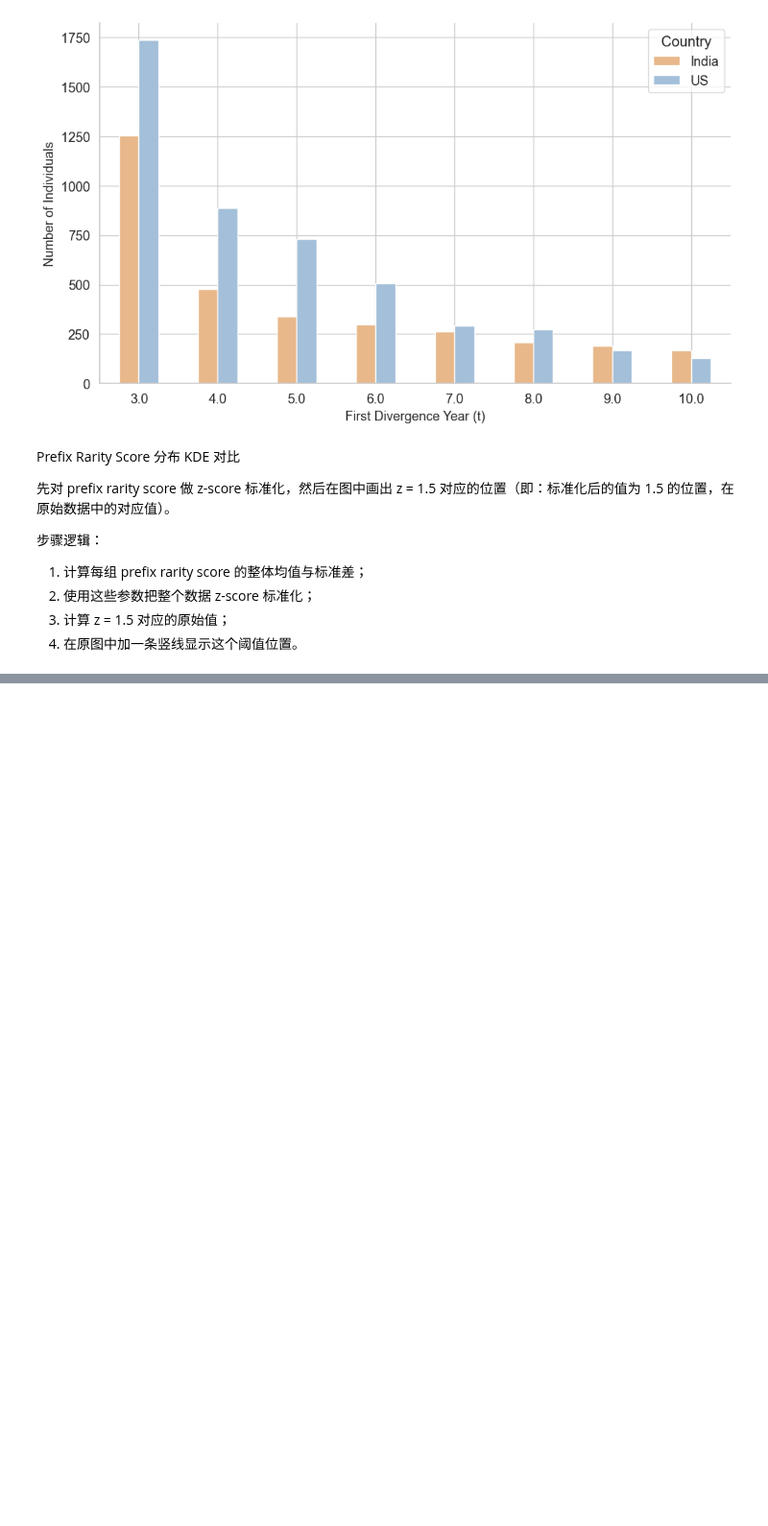
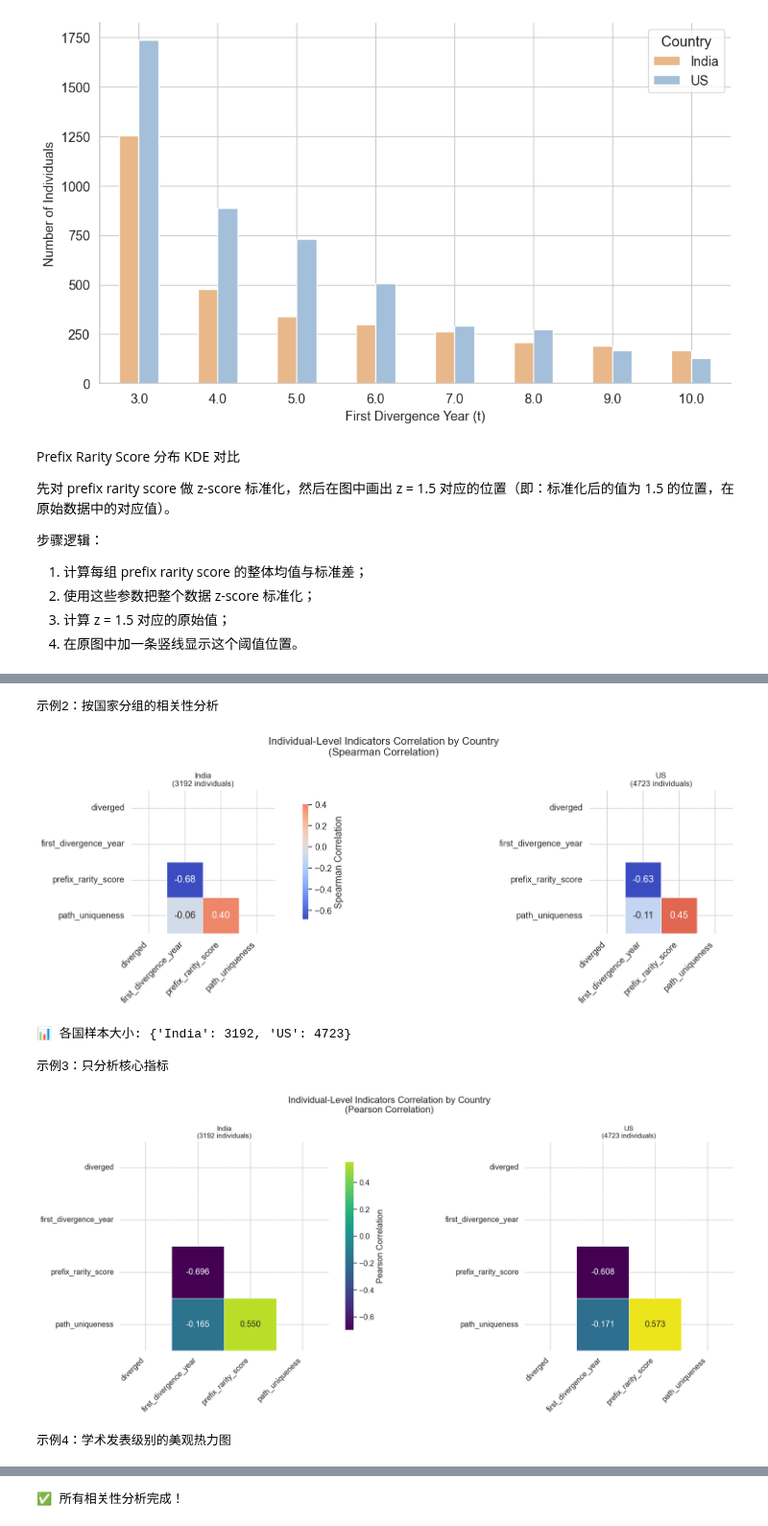
Before and after one commit to sdaza/Sequenzo, a Jupyter notebook: original_datasets_and_cleaning/qiqi/250808_tree/250808_tree_tests.ipynb, the cells around one changed output, grey strips where cells are left out. Shown at 96% size. Drawn from its saved outputs; the diff is of its cells as text; code cells hidden in the pictures; blank space fills up the shorter version.

```diff
--- a/original_datasets_and_cleaning/qiqi/250808_tree/250808_tree_tests.ipynb
+++ b/original_datasets_and_cleaning/qiqi/250808_tree/250808_tree_tests.ipynb
@@ -384,0 +388,50 @@ print("✅ 所有示例完成！")
+# %%
+# 示例2：按国家分组的相关性对比（最重要的用法！）
+print("\n示例2：按国家分组的相关性分析")
+country_corr_results = plot_individual_indicators_correlation(
+    df,
+    group_column='country',  # 按国家分组
+    correlation_method='spearman',  # 使用Spearman相关系数（对非正态分布更鲁棒）
+    cmap='coolwarm',  # 使用冷暖配色
+    figsize=(12, 6),  # 更宽的图像以容纳两个子图
+    save_as="country_indicators_correlation"
+)
+
+print("📊 各国样本大小:", country_corr_results['summary']['sample_size'])
+
+# 示例3：自定义指标选择
+print("\n示例3：只分析核心指标")
+core_indicators = ['diverged', 'first_divergence_year', 'prefix_rarity_score', 'path_uniqueness']
+core_corr_results = plot_individual_indicators_correlation(
+    df,
+    indicator_columns=core_indicators,
+    group_column='country',
+    cmap='viridis',  # 使用科学配色
+    annot=True,
+    fmt='.3f',  # 显示3位小数
+    save_as="core_indicators_correlation"
+)
+
+# 示例4：高端美学版本（学术发表级别）
+print("\n示例4：学术发表级别的美观热力图")
+academic_corr = plot_individual_indicators_correlation(
+    df,
+    indicator_columns=core_indicators,
+    correlation_method='pearson',
+    cmap='RdBu_r',  # 经典的红蓝配色
+    center=0,  # 以0为中心
+    annot=True,
+    fmt='.2f',
+    figsize=(8, 6),
+    save_as="academic_correlation_heatmap"
+)
+
+print("✅ 所有相关性分析完成！")
+# %% [output]
+示例2：按国家分组的相关性分析
+[figure, added]
+📊 各国样本大小: {'India': 3192, 'US': 4723}
+
+示例3：只分析核心指标
+[figure, added]
+示例4：学术发表级别的美观热力图
@@ -384,0 +439 @@ print("✅ 所有示例完成！")
+✅ 所有相关性分析完成！
```
Also changed, not shown: parts of 18 cells of this notebook, 18 other files.
